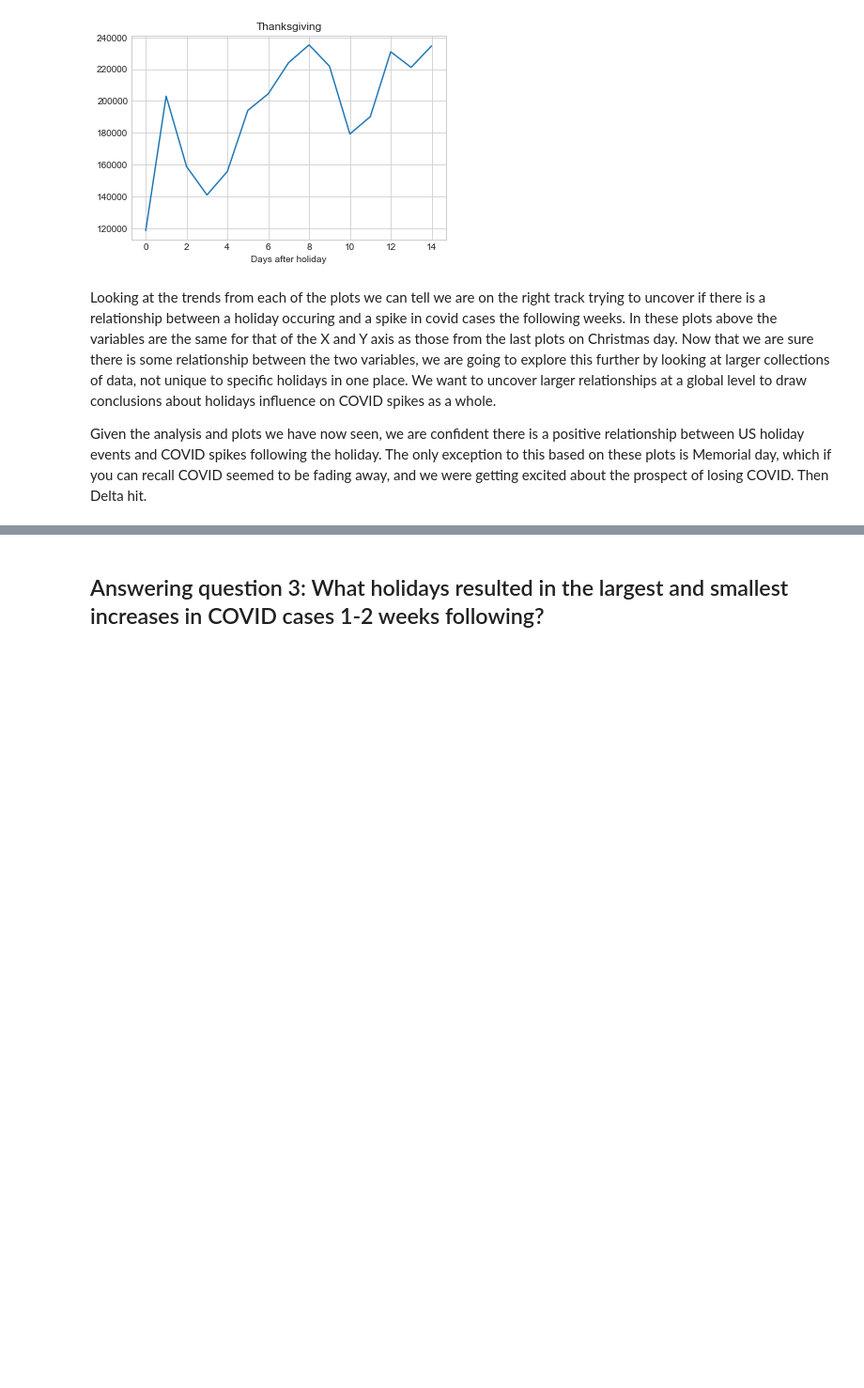
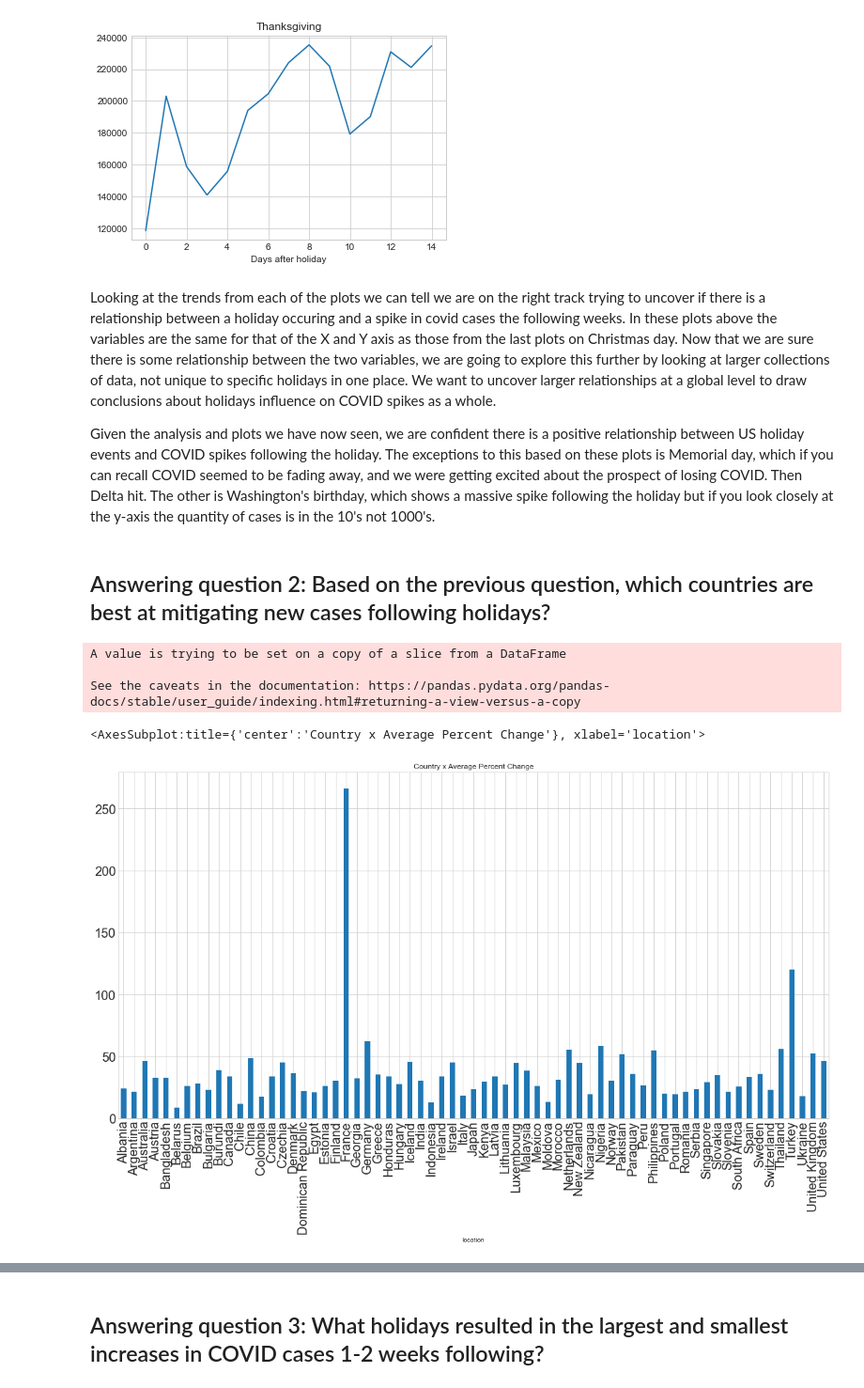
Before and after one commit to mitchmorrison2/project2, a Jupyter notebook: Proj2.ipynb, the cells around one changed output, grey strips where cells are left out. Shown at 94% size. Saved outputs shown, nothing was run; the diff lists cells and outputs as text; code cells hidden in the pictures; blank space fills up the shorter version.

```diff
--- a/Proj2.ipynb
+++ b/Proj2.ipynb
@@ -469,7 +424,7 @@ memory usage: 8.8+ MB
 merged_df["7_days_later_cases"].fillna(0, inplace=True)
 merged_df["new_cases"].fillna(0, inplace=True)
 
-new_df["pct_change"] = (new_df["7_days_later_cases"] - new_df["new_cases"]) / new_df["new_cases"] * 100
+new_df["pct_change"] = (new_df["7_days_later_cases"] - new_df["new_cases"]) / abs(new_df["new_cases"]) * 100
 # %%
 new_df['date'] = pd.to_datetime(new_df['date'])
 
@@ -542,4 +497,28 @@ for holiday in holidays:
 # %% [markdown]
 Looking at the trends from each of the plots we can tell we are on the right track trying to uncover if there is a relationship between a holiday occuring and a spike in covid cases the following weeks. In these plots above the variables are the same for that of the X and Y axis as those from the last plots on Christmas day. Now that we are sure there is some relationship between the two variables, we are going to explore this further by looking at larger collections of data, not unique to specific holidays in one place. We want to uncover larger relationships at a global level to draw conclusions about holidays influence on COVID spikes as a whole.
 
-Given the analysis and plots we have now seen, we are confident there is a positive relationship between US holiday events and COVID spikes following the holiday. The only exception to this based on these plots is Memorial day, which if you can recall COVID seemed to be fading away, and we were getting excited about the prospect of losing COVID. Then Delta hit.
+Given the analysis and plots we have now seen, we are confident there is a positive relationship between US holiday events and COVID spikes following the holiday. The exceptions to this based on these plots is Memorial day, which if you can recall COVID seemed to be fading away, and we were getting excited about the prospect of losing COVID. Then Delta hit. The other is Washington's birthday, which shows a massive spike following the holiday but if you look closely at the y-axis the quantity of cases is in the 10's not 1000's.
+# %% [markdown]
+## Answering question 2: Based on the previous question, which countries are best at mitigating new cases following holidays?
+# %%
+# take the average percent change one week after for each country
+# Plot that in a bar chart for each country
+
+# Group new_df by location
+location_and_pct_change = new_df[["location", "pct_change"]]
+
+# remove Nan values
+location_and_pct_change.dropna(subset=["pct_change"], inplace=True)
+# remove infinite values
+location_and_pct_change = location_and_pct_change[~location_and_pct_change.isin([np.inf, -np.inf]).any(1)]
+location_and_pct_change = location_and_pct_change.groupby("location").mean()
+location_and_pct_change.head(10000)
+
+# plot it, with a title "coolest countries", and a large plot size, and labeled with "average percent change"
+location_and_pct_change.plot(kind="bar", title="Country x Average Percent Change", figsize=(20,10), legend=False, fontsize=20)
+# %% [output]
+A value is trying to be set on a copy of a slice from a DataFrame
+
+See the caveats in the documentation: https://pandas.pydata.org/pandas-docs/stable/user_guide/indexing.html#returning-a-view-versus-a-copy
+<AxesSubplot:title={'center':'Country x Average Percent Change'}, xlabel='location'>
+[figure, added]
```
Also changed, not shown: parts of 18 cells of this notebook, 3 other files.
